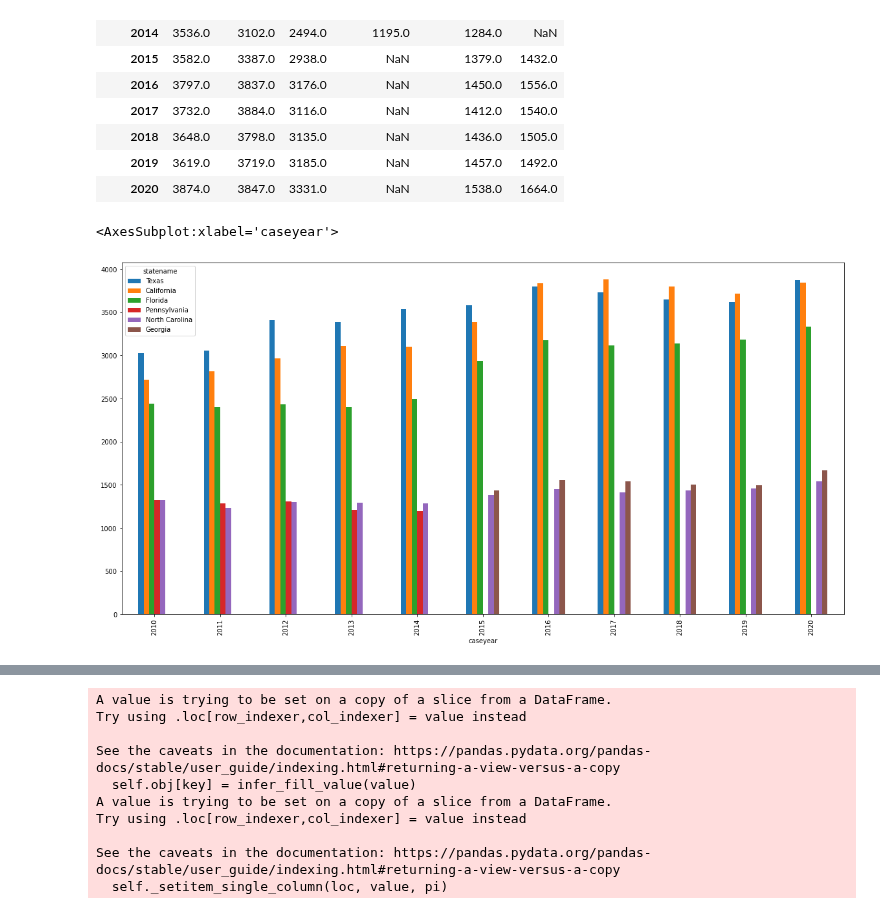
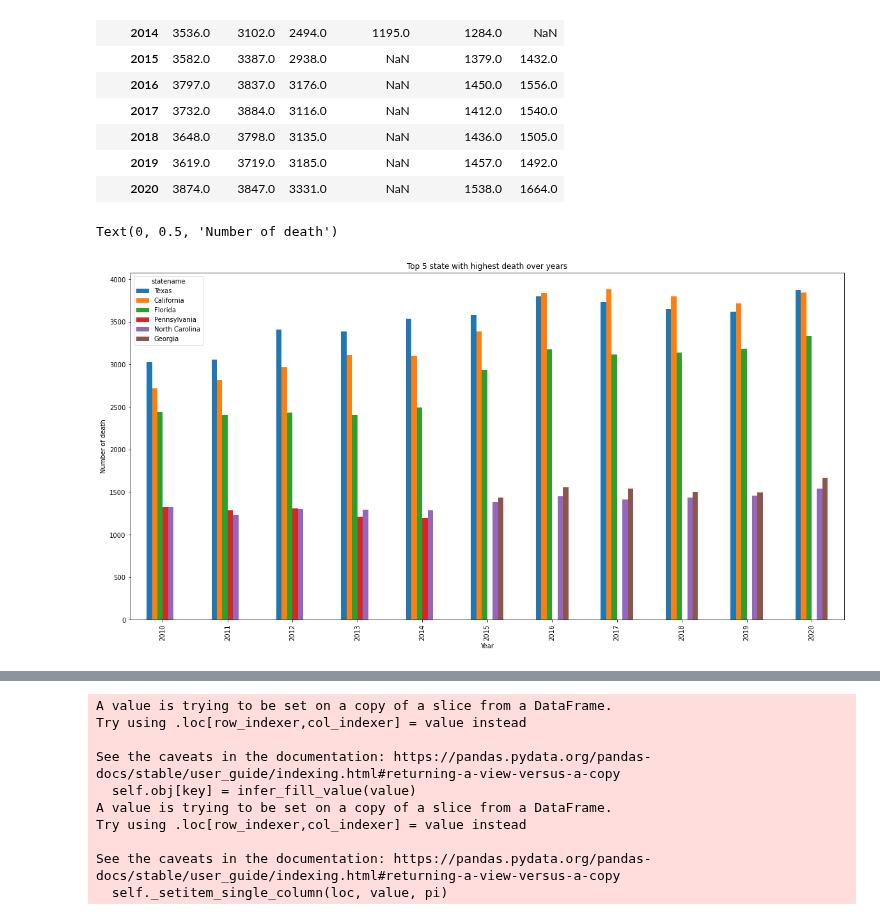
Before and after one commit to MZt92-ui/Project-1-Group-3, a Jupyter notebook: car_crash/data_analyse.ipynb, the cells around one changed output, grey strips where cells are left out. Saved outputs shown, nothing was run; the diff lists cells and outputs as text; code cells hidden in the pictures.

```diff
--- a/car_crash/data_analyse.ipynb
+++ b/car_crash/data_analyse.ipynb
@@ -16,7 +16,7 @@ from api_keys import g_key
 import gmaps
 # %%
 ##### read data
-fatality = pd.read_csv('data/accident.csv')
+fatality = pd.read_csv('data/ACCIDENT.csv')
 injury_property_damage = pd.read_csv('data/injury_and_property_damage_only.csv')
 vehicle_miles = pd.read_csv('data/vehicle_miles.csv')
 injury_property_damage.head(10)
@@ -139,10 +139,12 @@ summary_crash_top_state
 # %%
 #plot top 5 states with highest death per year
 fig, p = plt.subplots(figsize = (20,10))
-summary_crash_top_state.plot(kind='bar', ax=p)
+summary_crash_top_state.plot(kind='bar', ax=p,title ='Top 5 state with highest death over years')
+p.set_xlabel('Year')
+p.set_ylabel('Number of death')
 # %% [output]
-<AxesSubplot:xlabel='caseyear'>
+Text(0, 0.5, 'Number of death')
-[figure, old version]
+[figure, new version]
 # %%
 #create death location dataframe
 death_location = fatality[['caseyear','statename','latitude','longitud','fatals']]
```
Also changed, not shown: parts of 13 cells of this notebook, 1 other file.
